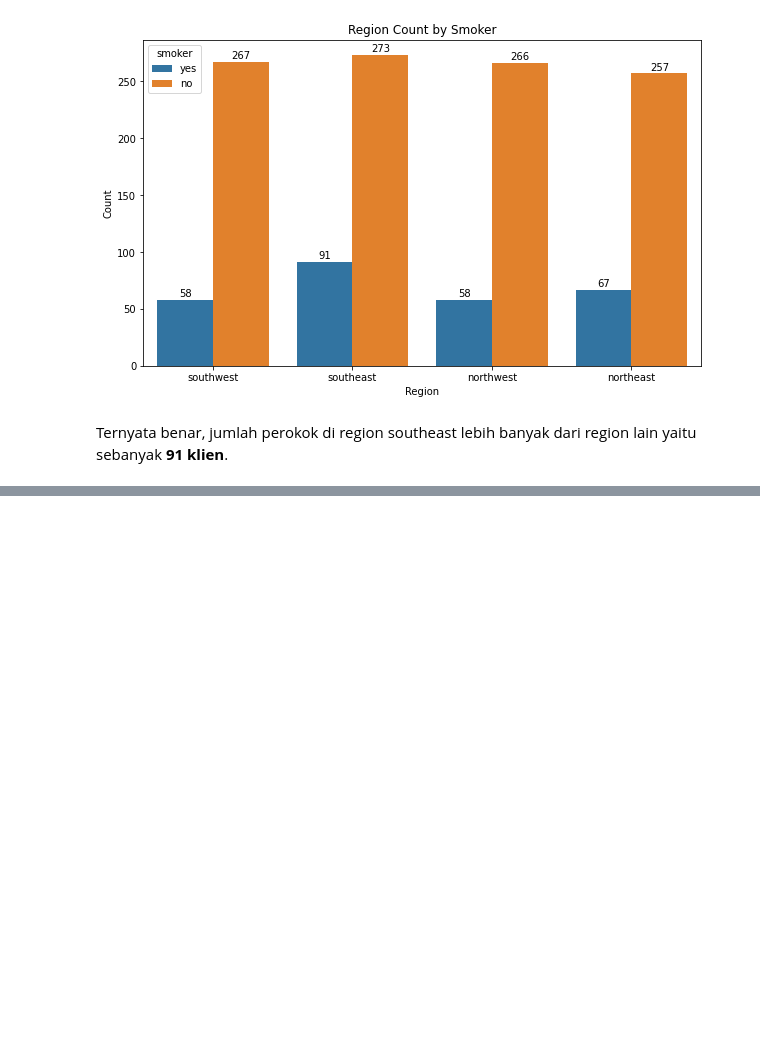
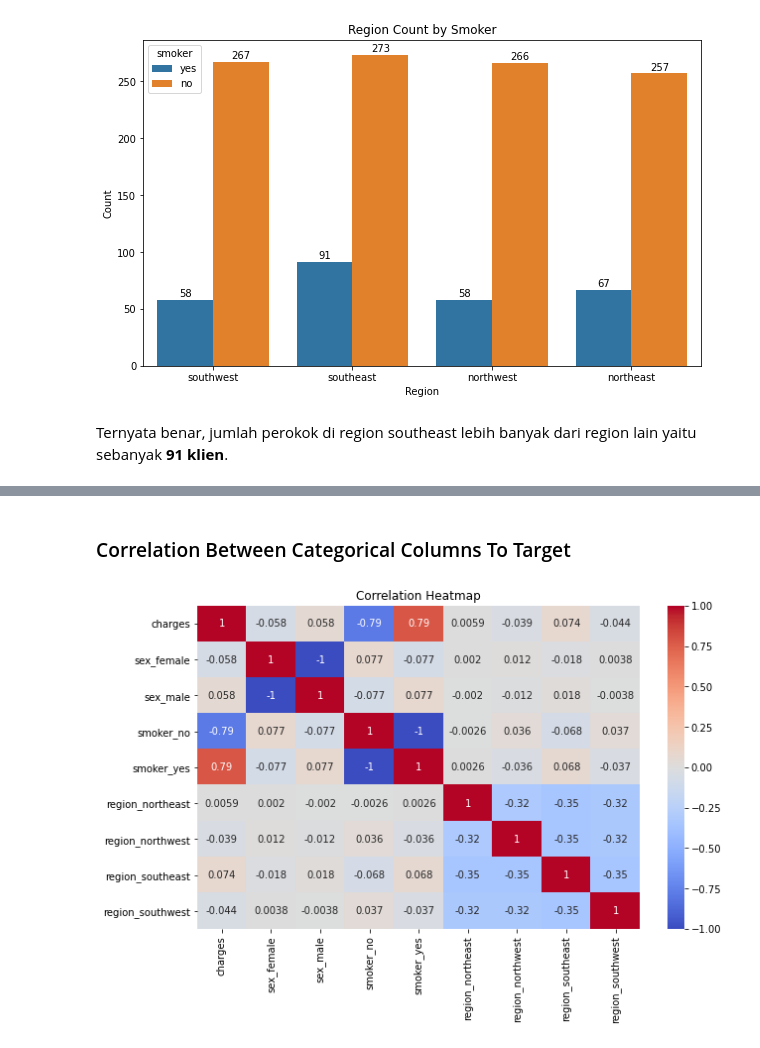
Before and after one commit to Penzragon/h8dsft_P1Milestone2, a Jupyter notebook: script.ipynb, the cells around one changed output, grey strips where cells are left out. Cells and saved outputs as stored; diff of their text form; code cells hidden in the pictures; blank space fills up the shorter version.

```diff
--- a/script.ipynb
+++ b/script.ipynb
@@ -359,0 +371,11 @@ Ternyata benar, jumlah perokok di region southeast lebih banyak dari region lain
+# %% [markdown]
+### Correlation Between Categorical Columns To Target
+# %%
+corr_cat = pd.get_dummies(insurance[['charges', 'sex', 'smoker', 'region']]).corr()
+
+plt.figure(figsize=(10, 6))
+sns.heatmap(corr_cat, annot=True, cmap='coolwarm')
+plt.title('Correlation Heatmap')
+plt.show()
+# %% [output]
+[figure, added]
```
Also changed, not shown: parts of 2 cells of this notebook.
